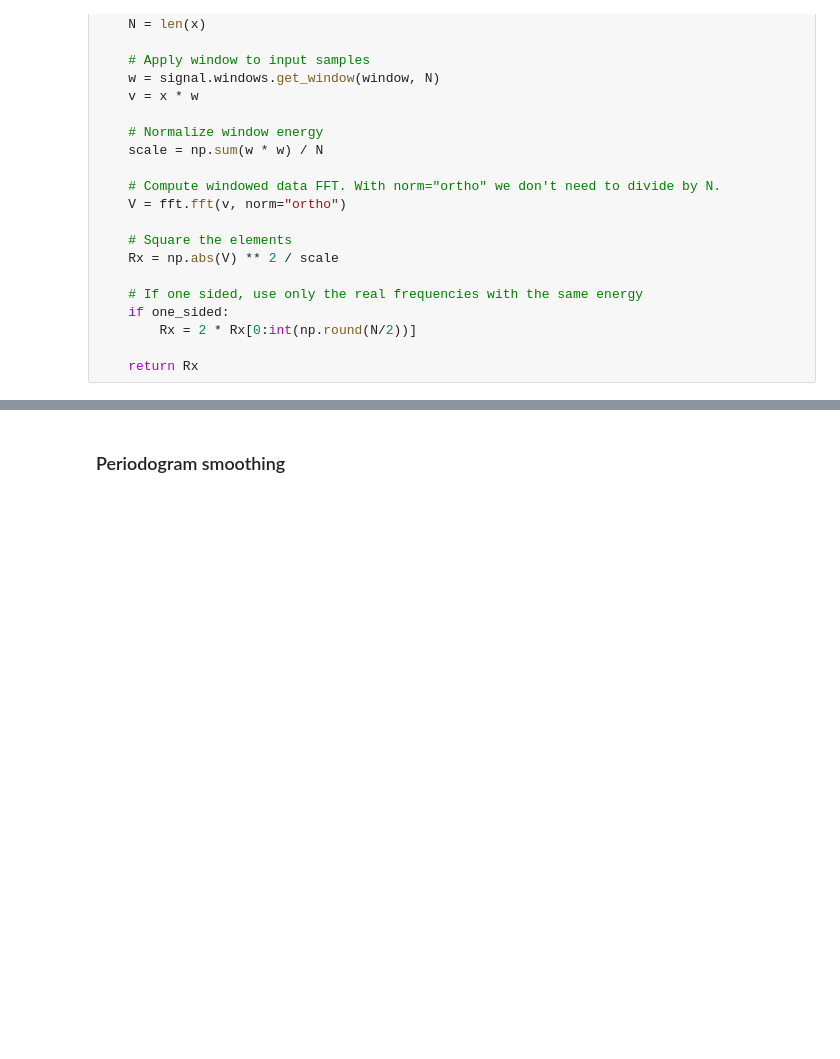
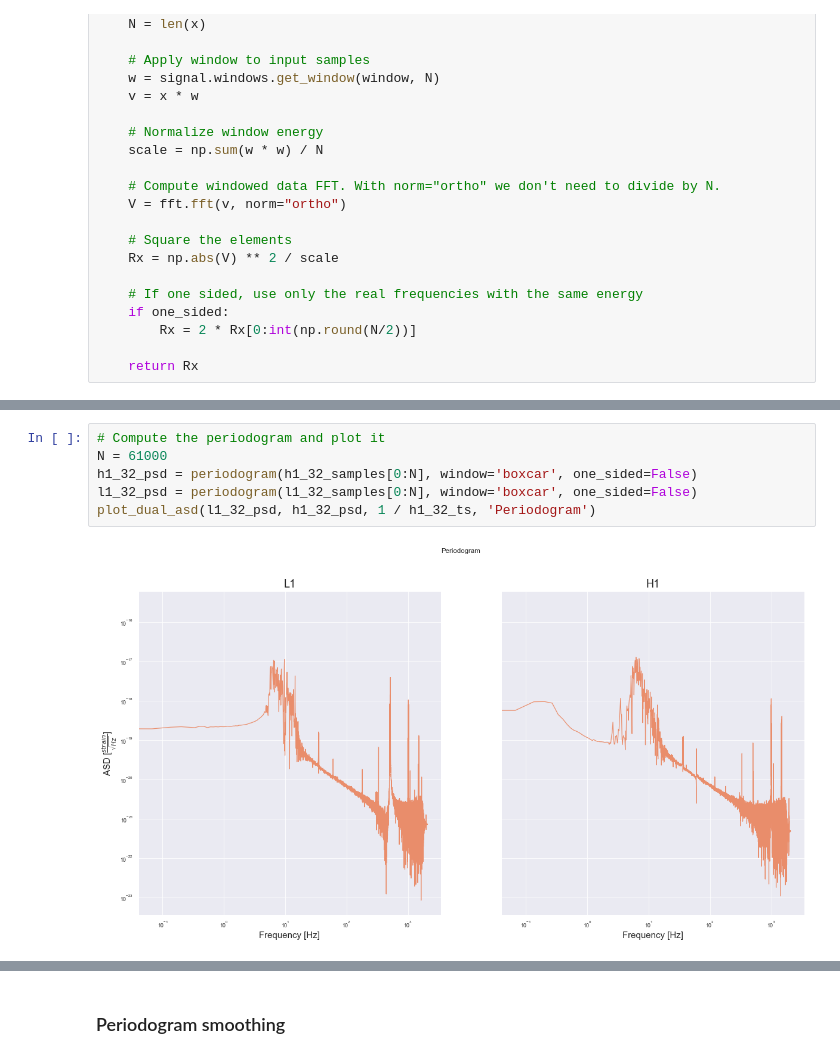
Before and after one commit to asp-image-dsp/asp-tp1, a Jupyter notebook: notebooks/report.ipynb, the cells around one changed output, grey strips where cells are left out. Saved outputs shown, nothing was run; the diff lists cells and outputs as text; blank space fills up the shorter version.

```diff
--- a/notebooks/report.ipynb
+++ b/notebooks/report.ipynb
@@ -246,0 +278,8 @@ plot_asd(h1_32_psd, 1 / h1_32_ts, f'Periodogram using {N} samples')
+# %%
+# Compute the periodogram and plot it
+N = 61000
+h1_32_psd = periodogram(h1_32_samples[0:N], window='boxcar', one_sided=False)
+l1_32_psd = periodogram(l1_32_samples[0:N], window='boxcar', one_sided=False)
+plot_dual_asd(l1_32_psd, h1_32_psd, 1 / h1_32_ts, 'Periodogram')
+# %% [output]
+[figure, added]
```
Also changed, not shown: parts of 12 cells of this notebook.
